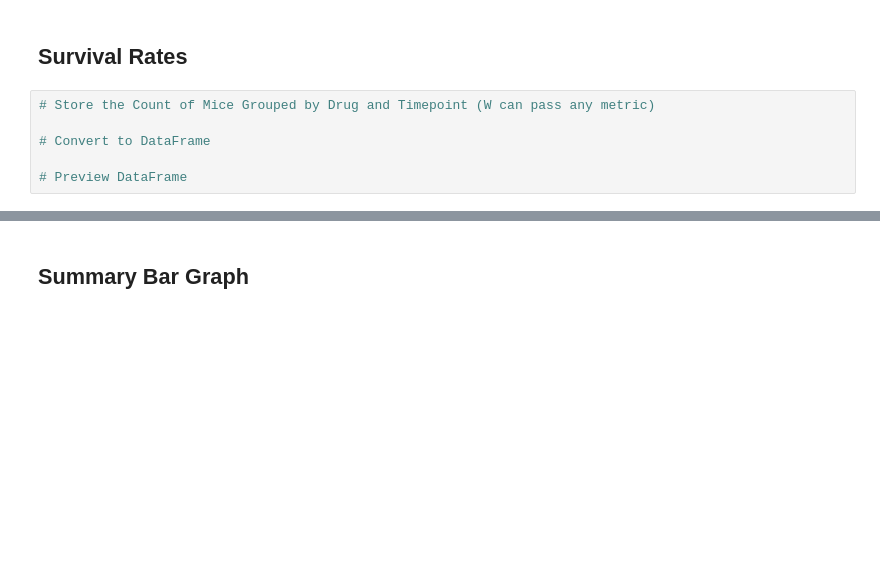
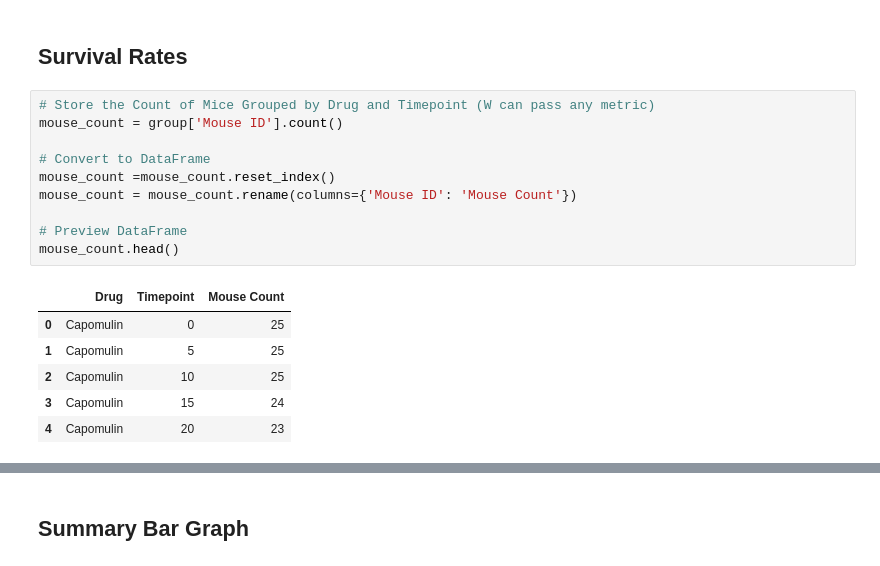
Before and after one commit to davidjaimes/anti-cancer-pharmaceutical-study, a Jupyter notebook: pymaceuticals.ipynb, the cells around one changed output, grey strips where cells are left out. Saved outputs shown, nothing was run; the diff lists cells and outputs as text; blank space fills up the shorter version.

```diff
--- a/pymaceuticals.ipynb
+++ b/pymaceuticals.ipynb
@@ -176,9 +174,20 @@ Text(0.5, 1.0, 'Metastatic Spread During Treatment')
 ## Survival Rates
 # %%
 # Store the Count of Mice Grouped by Drug and Timepoint (W can pass any metric)
+mouse_count = group['Mouse ID'].count()
 
 # Convert to DataFrame
+mouse_count =mouse_count.reset_index()
+mouse_count = mouse_count.rename(columns={'Mouse ID': 'Mouse Count'})
 
 # Preview DataFrame
+mouse_count.head()
+# %% [output]
+|  | Drug | Timepoint | Mouse Count |
+| 0 | Capomulin | 0 | 25 |
+| 1 | Capomulin | 5 | 25 |
+| 2 | Capomulin | 10 | 25 |
+| 3 | Capomulin | 15 | 24 |
+| 4 | Capomulin | 20 | 23 |
 # %%
 # Minor Data Munging to Re-Format the Data Frames
```
Also changed, not shown: parts of 5 cells of this notebook, 1 other file.
